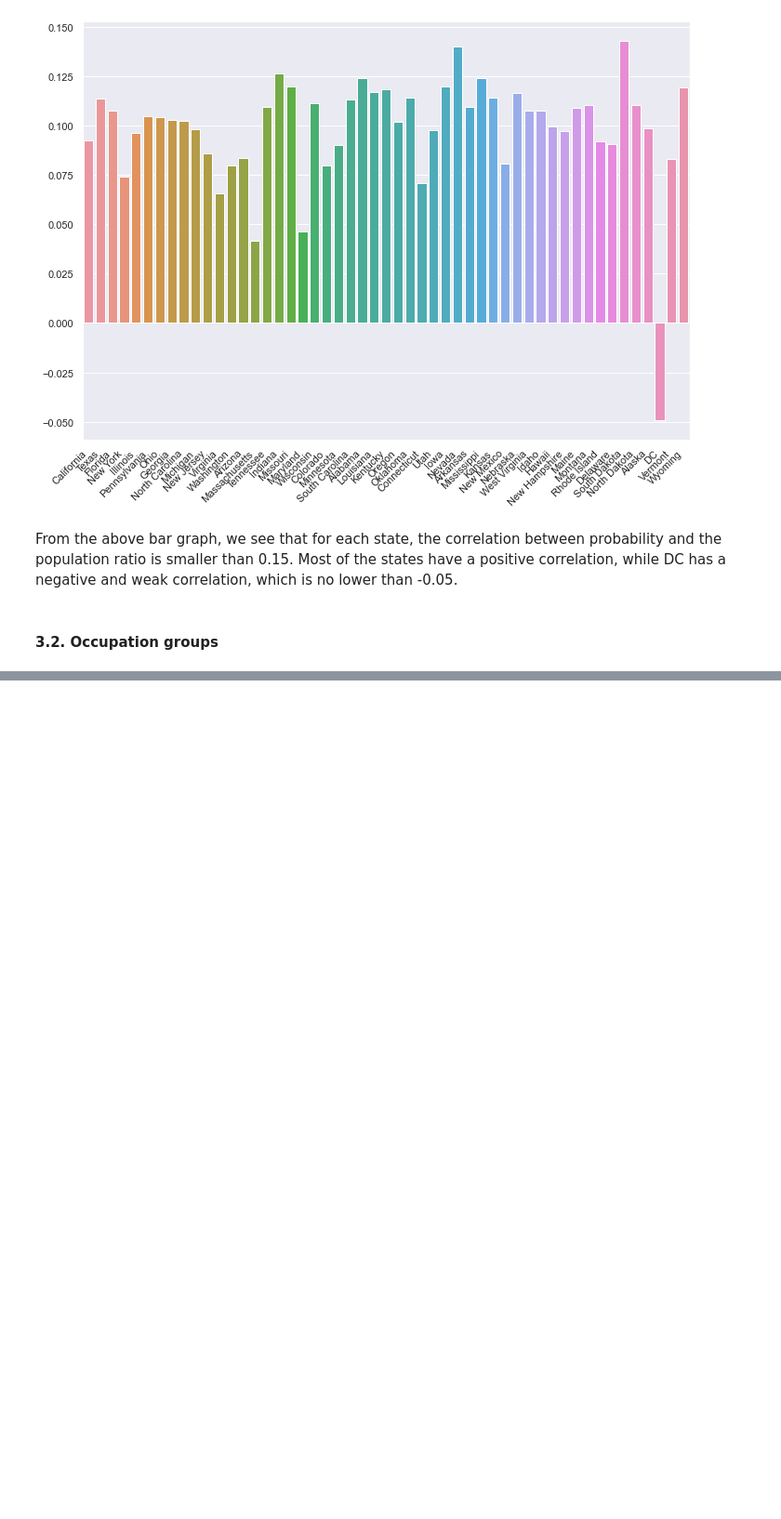
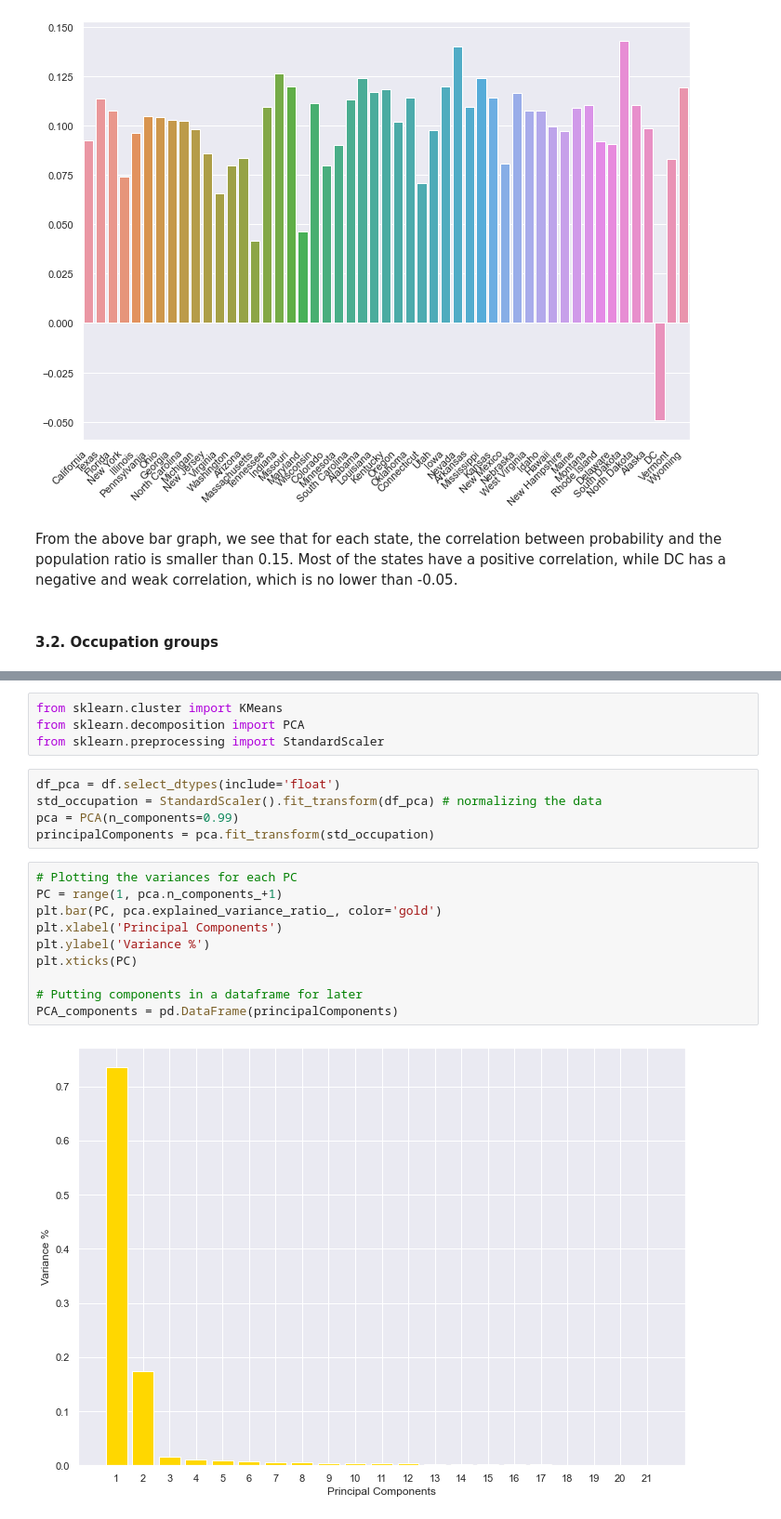
Before and after one commit to minhui-ma/Occupation-Salary-and-Likelihood-of-Automation, a Jupyter notebook: Occupation_Salary_Automation.ipynb, the cells around one changed output, grey strips where cells are left out. Shown at 93% size. Saved outputs shown, nothing was run; the diff lists cells and outputs as text; blank space fills up the shorter version.

```diff
--- a/Occupation_Salary_Automation.ipynb
+++ b/Occupation_Salary_Automation.ipynb
@@ -401,0 +430,21 @@ From the above bar graph, we see that for each state, the correlation between pr
+# %%
+from sklearn.cluster import KMeans
+from sklearn.decomposition import PCA
+from sklearn.preprocessing import StandardScaler
+# %%
+df_pca = df.select_dtypes(include='float')
+std_occupation = StandardScaler().fit_transform(df_pca) # normalizing the data
+pca = PCA(n_components=0.99)
+principalComponents = pca.fit_transform(std_occupation)
+# %%
+# Plotting the variances for each PC
+PC = range(1, pca.n_components_+1)
+plt.bar(PC, pca.explained_variance_ratio_, color='gold')
+plt.xlabel('Principal Components')
+plt.ylabel('Variance %')
+plt.xticks(PC)
+
+# Putting components in a dataframe for later
+PCA_components = pd.DataFrame(principalComponents)
+# %% [output]
+[figure, added]
```
Also changed, not shown: parts of 12 cells of this notebook.
